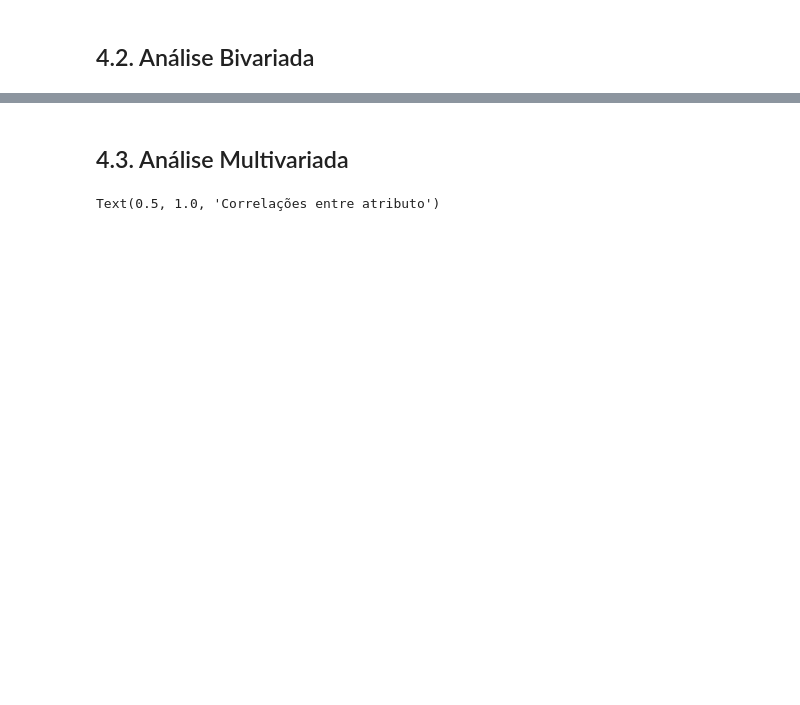
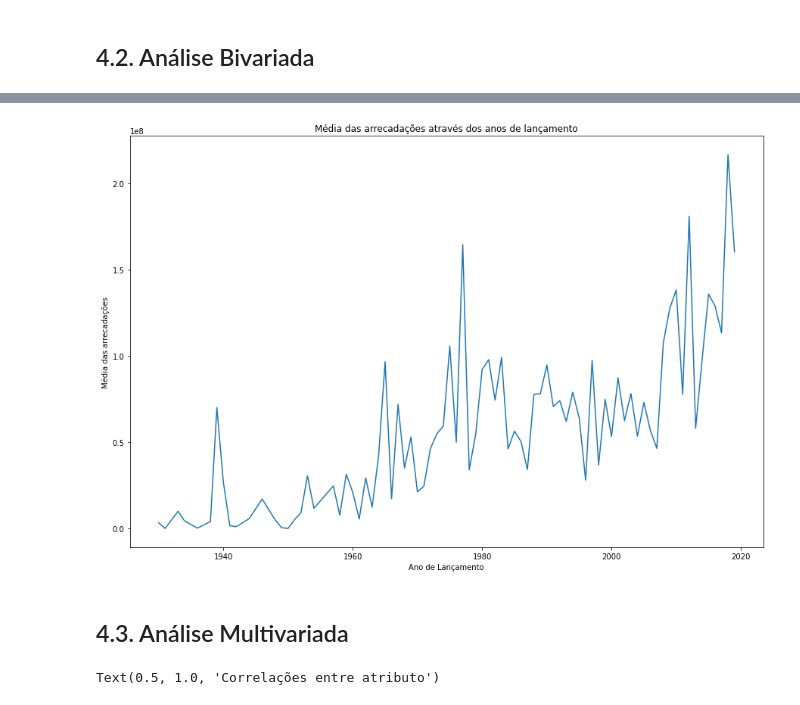
Before and after one commit to ciziks/IMDB-data-visualization, a Jupyter notebook: imdb_analysis.ipynb, the cells around one changed output, grey strips where cells are left out. Drawn from its saved outputs; the diff is of its cells as text; code cells hidden in the pictures; blank space fills up the shorter version.

```diff
--- a/imdb_analysis.ipynb
+++ b/imdb_analysis.ipynb
@@ -300,3 +369,17 @@ fig.show()
+# %%
+df_years = df.groupby('Released_Year').mean().reset_index()
+
+plt.figure(figsize=(15, 10))
+
+plt.xlabel("Ano de Lançamento")
+plt.ylabel("Média das arrecadações")
+plt.title("Média das arrecadações através dos anos de lançamento")
+
+sns.lineplot(data=df_years, x="Released_Year", y="Gross")
+
+plt.show()
+# %% [output]
+[figure, added]
 # %% [markdown]
 ## 4.3. Análise Multivariada
 # %%
```
Also changed, not shown: parts of 13 cells of this notebook.
